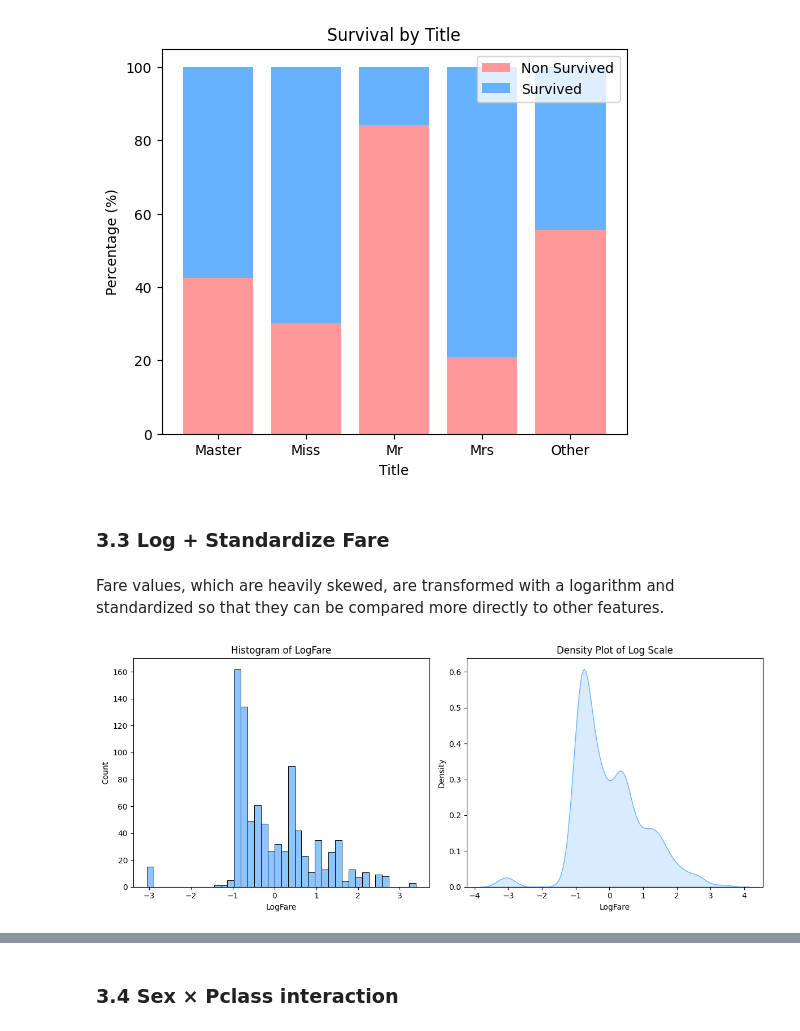
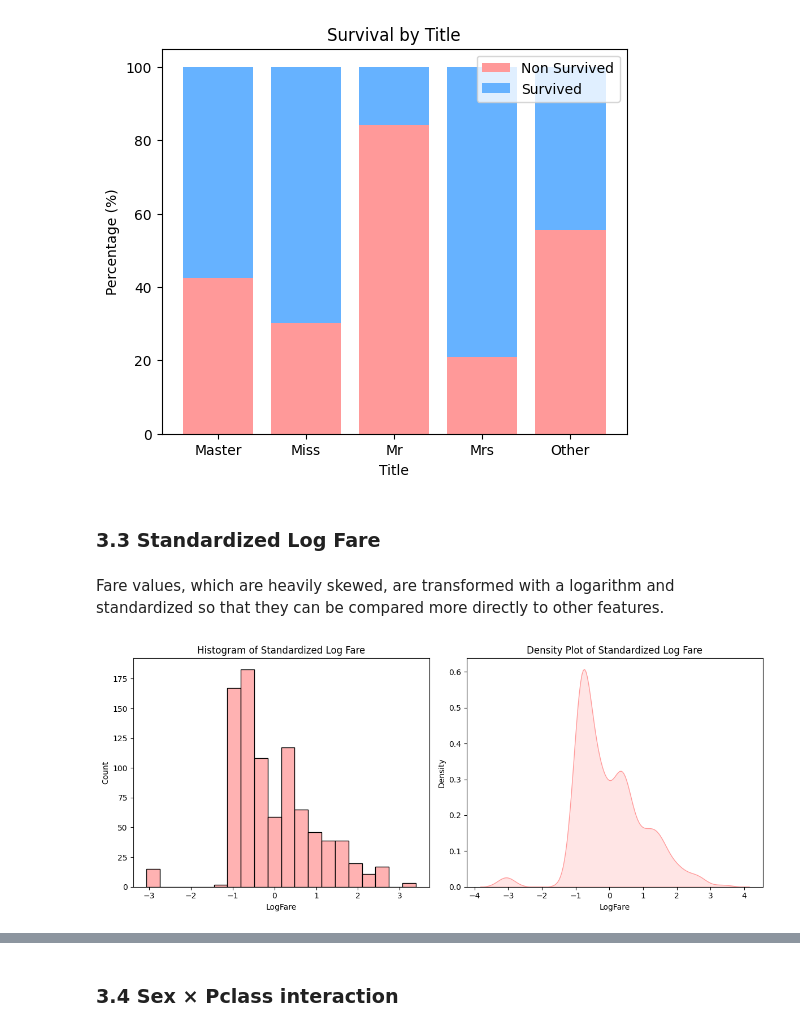
Before and after one commit to fede-giorgi/Transformer_is_All_You_Need, a Jupyter notebook: project.ipynb, the cells around one changed output, grey strips where cells are left out. Saved outputs shown, nothing was run; the diff lists cells and outputs as text; code cells hidden in the pictures.

```diff
--- a/project.ipynb
+++ b/project.ipynb
@@ -76,6 +76,8 @@ df_train0.head()
 | 4 | 5 | 0 | 3 | Allen, Mr. William Henry | male | 35.0 | 0 | 0 | 373450 | 8.0500 | ... |
 # %% [markdown]
 ### 1.1 Univariate Data Analysis
+# %%
+colors = ["#FF9999", "#66B2FF", "#99FF99", "#FFFF99", "#CC99FF"]
 # %% [markdown]
 #### 1.1.1 Survival distribution
 # %%
@@ -112,15 +114,13 @@ The survival variable shows a clear imbalance, with about 62% of passengers not
 #### 1.1.2 Demographic variables
 # %%
 fig, axes = plt.subplots(1, 2, figsize=(12, 5))
-
 order = [1, 2, 3]
-colors = ["#66B2FF", "#99FF99", "#FF9999"]
 
 # Pie chart
 df_train0["Pclass"].value_counts(normalize=True).reindex(order).plot(
     kind="pie",
     autopct="%1.1f%%",
-    colors=colors,
+    colors=colors[:3],
     ax=axes[0]
 )
 axes[0].set_ylabel("")
@@ -131,7 +131,7 @@ sns.countplot(
     x="Pclass",
     data=df_train0,
     order=order,
-    palette=colors,
+    palette=colors[:3],
     ax=axes[1],
     hue="Pclass",
     legend=False
@@ -880,7 +1044,7 @@ plt.show()
 # %% [output]
 [figure]
 # %% [markdown]
-### 3.3 Log + Standardize Fare
+### 3.3 Standardized Log Fare
 # %% [markdown]
 Fare values, which are heavily skewed, are transformed with a logarithm and standardized so that they can be compared more directly to other features.
 # %%
@@ -891,14 +1055,25 @@ df_train["LogFare"] = scaler.fit_transform(df_train[["LogFare"]])
 # %%
 fig, axes = plt.subplots(1, 2, figsize=(12, 5))
 
-sns.histplot(df_train["LogFare"], bins=40, kde=False, color="#66B2FF", ax=axes[0])
-axes[0].set_title("Histogram of LogFare")
+# Histogram of Standardized Log Fare
+sns.histplot(
+    df_train["LogFare"],
+    bins=20,
+    kde=False,
+    color=colors[0],
+    ax=axes[0])
+axes[0].set_title("Histogram of Standardized Log Fare")
 
-sns.kdeplot(df_train["LogFare"], fill=True, color="#66B2FF", ax=axes[1])
-axes[1].set_title("Density Plot of Log Scale")
+# Density plot of Standardized Log Fare
+sns.kdeplot(
+    df_train["LogFare"],
+    fill=True,
+    color=colors[0],
+    ax=axes[1])
+axes[1].set_title("Density Plot of Standardized Log Fare")
 
 plt.tight_layout()
 plt.show()
 # %% [output]
-[figure, old version]
+[figure, new version]
 # %%
```
Also changed, not shown: parts of 34 cells of this notebook.
